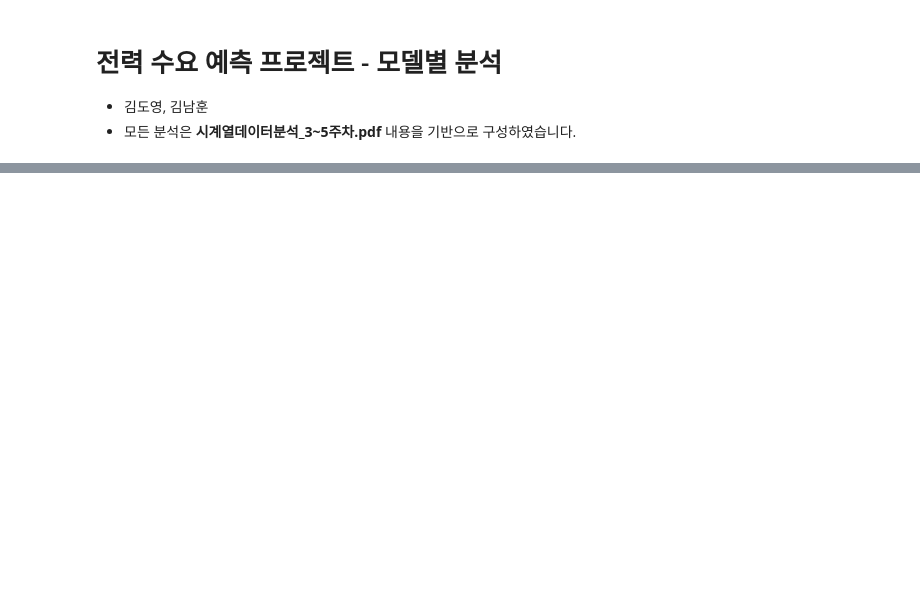
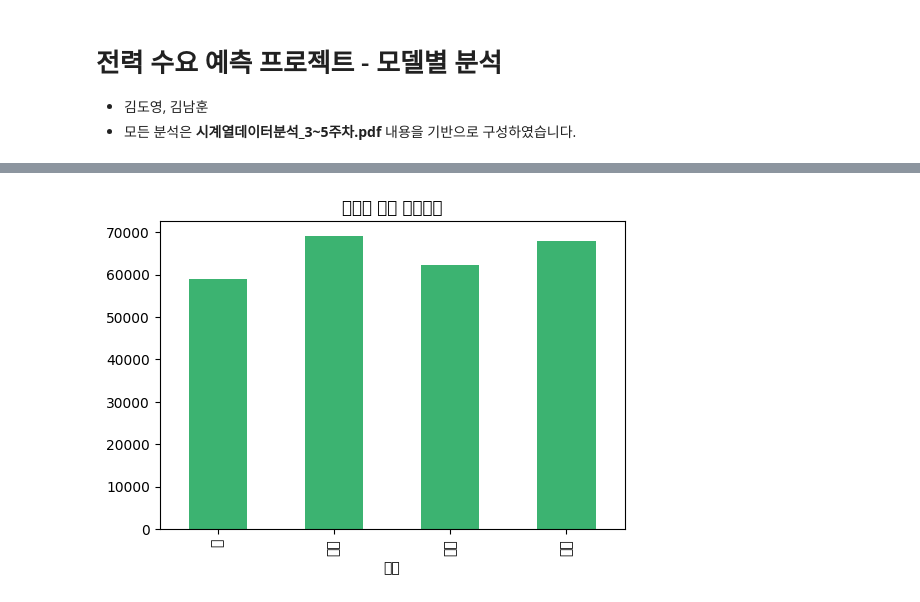
Before and after one commit to doyoung241/-, a Jupyter notebook: 전력수요_예측_3관점_완성본.ipynb, the cells around one changed output, grey strips where cells are left out. Cells and saved outputs as stored; diff of their text form; code cells hidden in the pictures; blank space fills up the shorter version.

```diff
--- a/전력수요_예측_3관점_완성본.ipynb
+++ b/전력수요_예측_3관점_완성본.ipynb
@@ -35,0 +135,11 @@ df.head()
+# %%
+
+## 3-3. 계절/월별 분석
+df_long['월'] = df_long.index.month
+df_long['분기'] = df_long['월'].map({12:'겨울',1:'겨울',2:'겨울',3:'봄',4:'봄',5:'봄',6:'여름',7:'여름',8:'여름',9:'가을',10:'가을',11:'가을'})
+plt.figure(figsize=(6,4))
+df_long.groupby('분기')['수요량(MWh)'].mean().reindex(['봄','여름','가을','겨울']).plot(kind='bar', color='mediumseagreen')
+plt.title('계절별 평균 전력수요')
+plt.show()
+# %% [output]
+[figure, added]
```
Also changed, not shown: parts of 28 cells of this notebook.
